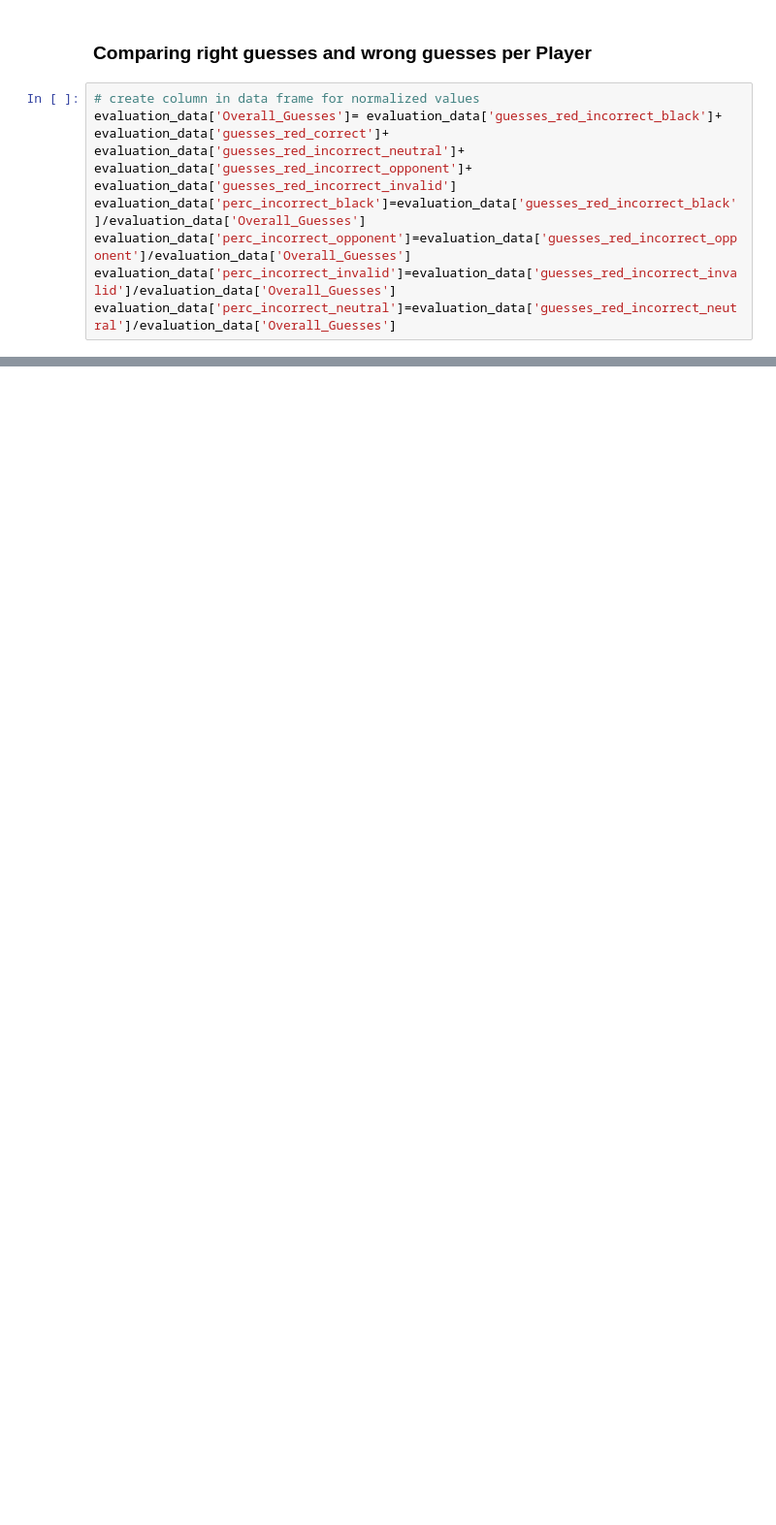
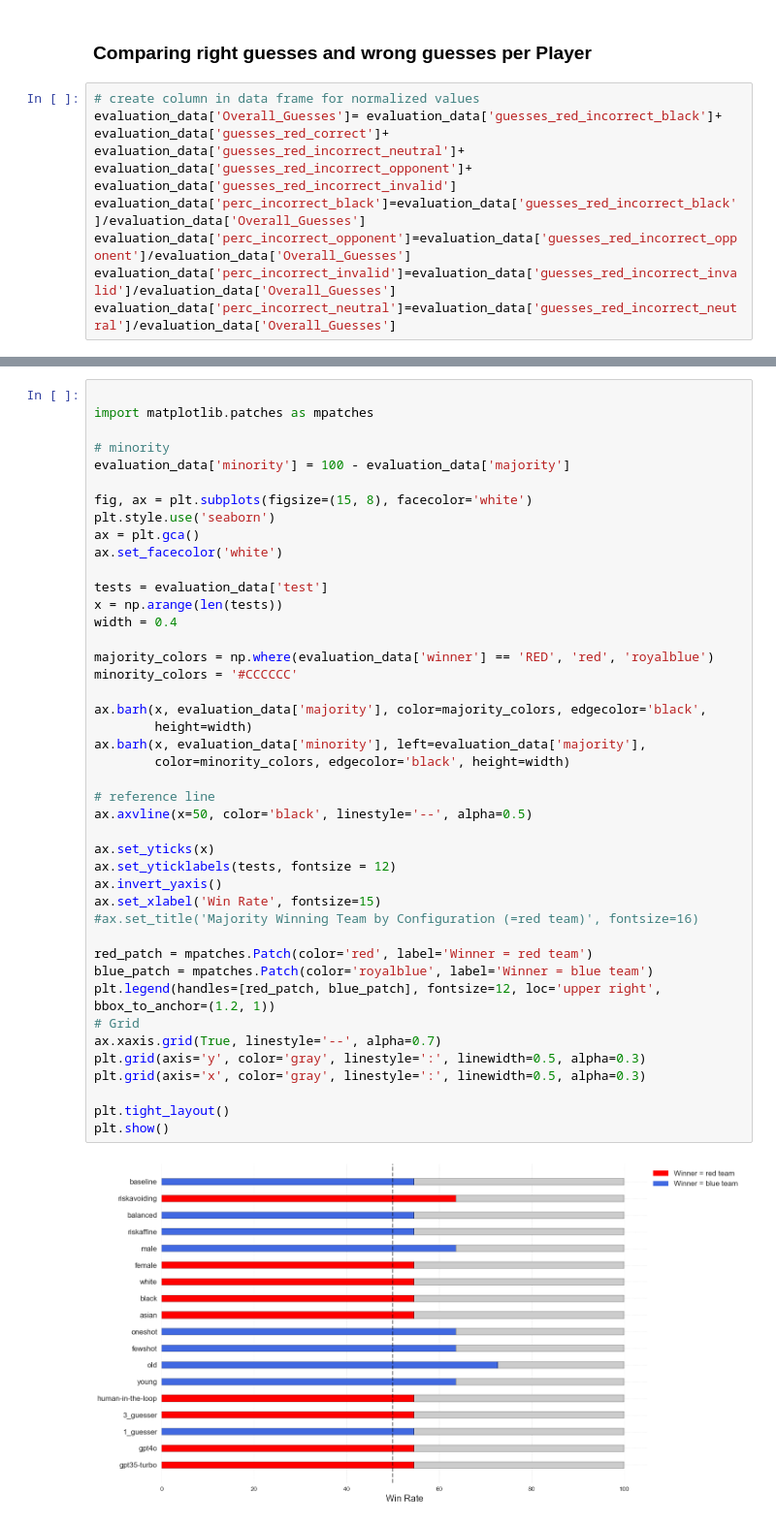
Before and after one commit to Anni0401/LLMs, a Jupyter notebook: LLMs/evaluation/evaluation_optimization.ipynb, the cells around one changed output, grey strips where cells are left out. Shown at 97% size. Drawn from its saved outputs; the diff is of its cells as text; blank space fills up the shorter version.

```diff
--- a/LLMs/evaluation/evaluation_optimization.ipynb
+++ b/LLMs/evaluation/evaluation_optimization.ipynb
@@ -139,0 +201,45 @@ plt.show()
+# %%
+
+import matplotlib.patches as mpatches
+
+# minority
+evaluation_data['minority'] = 100 - evaluation_data['majority']
+
+fig, ax = plt.subplots(figsize=(15, 8), facecolor='white')
+plt.style.use('seaborn')
+ax = plt.gca()
+ax.set_facecolor('white')
+
+tests = evaluation_data['test']
+x = np.arange(len(tests))
+width = 0.4
+
+majority_colors = np.where(evaluation_data['winner'] == 'RED', 'red', 'royalblue')
+minority_colors = '#CCCCCC'
+
+ax.barh(x, evaluation_data['majority'], color=majority_colors, edgecolor='black',
+        height=width)
+ax.barh(x, evaluation_data['minority'], left=evaluation_data['majority'],
+        color=minority_colors, edgecolor='black', height=width)
+
+# reference line
+ax.axvline(x=50, color='black', linestyle='--', alpha=0.5)
+
+ax.set_yticks(x)
+ax.set_yticklabels(tests, fontsize = 12)
+ax.invert_yaxis()
+ax.set_xlabel('Win Rate', fontsize=15)
+#ax.set_title('Majority Winning Team by Configuration (=red team)', fontsize=16)
+
+red_patch = mpatches.Patch(color='red', label='Winner = red team')
+blue_patch = mpatches.Patch(color='royalblue', label='Winner = blue team')
+plt.legend(handles=[red_patch, blue_patch], fontsize=12, loc='upper right', bbox_to_anchor=(1.2, 1))
+# Grid
+ax.xaxis.grid(True, linestyle='--', alpha=0.7)
+plt.grid(axis='y', color='gray', linestyle=':', linewidth=0.5, alpha=0.3)
+plt.grid(axis='x', color='gray', linestyle=':', linewidth=0.5, alpha=0.3)
+
+plt.tight_layout()
+plt.show()
+# %% [output]
+[figure, added]
```
Also changed, not shown: parts of 5 cells of this notebook, 1 other file.
